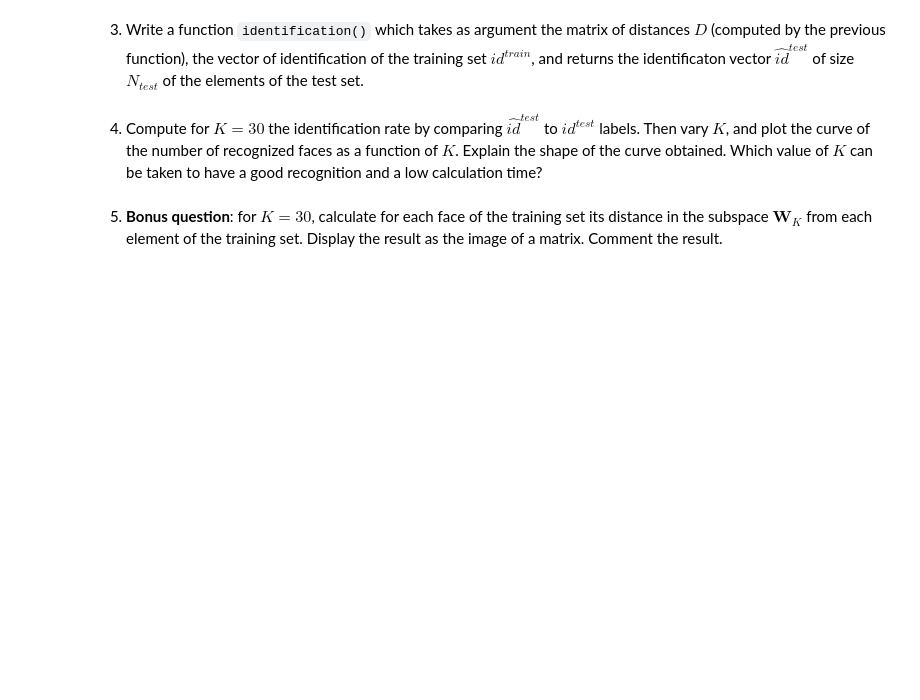
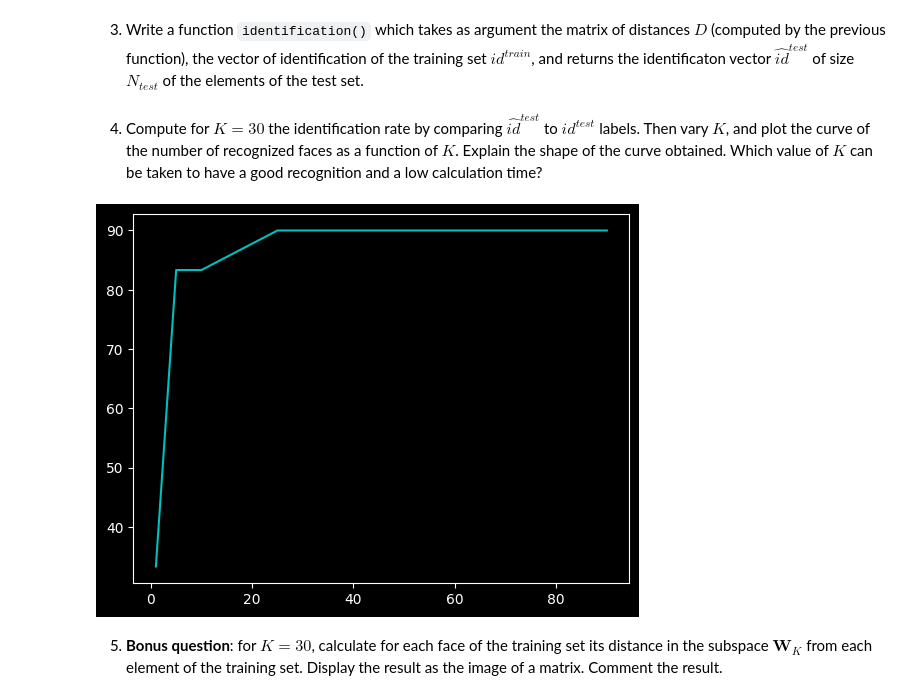
Before and after one commit to HugoRdet/BIMA, a Jupyter notebook: TME9-10/TME9-10.ipynb, the cells around one changed output. Saved outputs shown, nothing was run; the diff lists cells and outputs as text; code cells hidden in the pictures; blank space fills up the shorter version.

```diff
--- a/TME9-10/TME9-10.ipynb
+++ b/TME9-10/TME9-10.ipynb
@@ -354,7 +396,25 @@ def calculMatDist(X_train, X_test, W, K):
 # %%
 def identification(D, id_train):
     """ Array[m,n]*Array[n] -> Array[m]"""
+    res=[]
+    for k in range(D.shape[0]):
+        res.append(id_train[np.argsort(D[k,:])[0]])
+    return res
 # %% [markdown]
 4. Compute for $K=30$ the identification rate by comparing $\hat{id}^{test}$ to $id^{test}$ labels. Then vary $K$, and plot the curve of the number of recognized faces as a function of $K$. Explain the shape of the curve obtained. Which value of $K$ can be taken to have a good recognition and a low calculation time?
+# %%
+x=[]
+y=[]
+for K in [1,5,10,25,50,90]:
+    x.append(K)
+
+    d_mat=calculMatDist(X_train, X_test, U, K)
+    test_identif=np.array(identification(d_mat, id_train))
+    y.append((np.sum(test_identif==id_test)/id_test.shape[0]*100))
+
+plt.plot(x,y,'c')
+plt.show()
+# %% [output]
+[figure, added]
 # %% [markdown]
 5.  **Bonus question**: for $K=30$, calculate for each face of the training set its distance in the subspace $\mathbf W_K$ from each element of the training set. Display the result as the image of a matrix. Comment the result.
```
Also changed, not shown: parts of 14 cells of this notebook, 12 other files.
